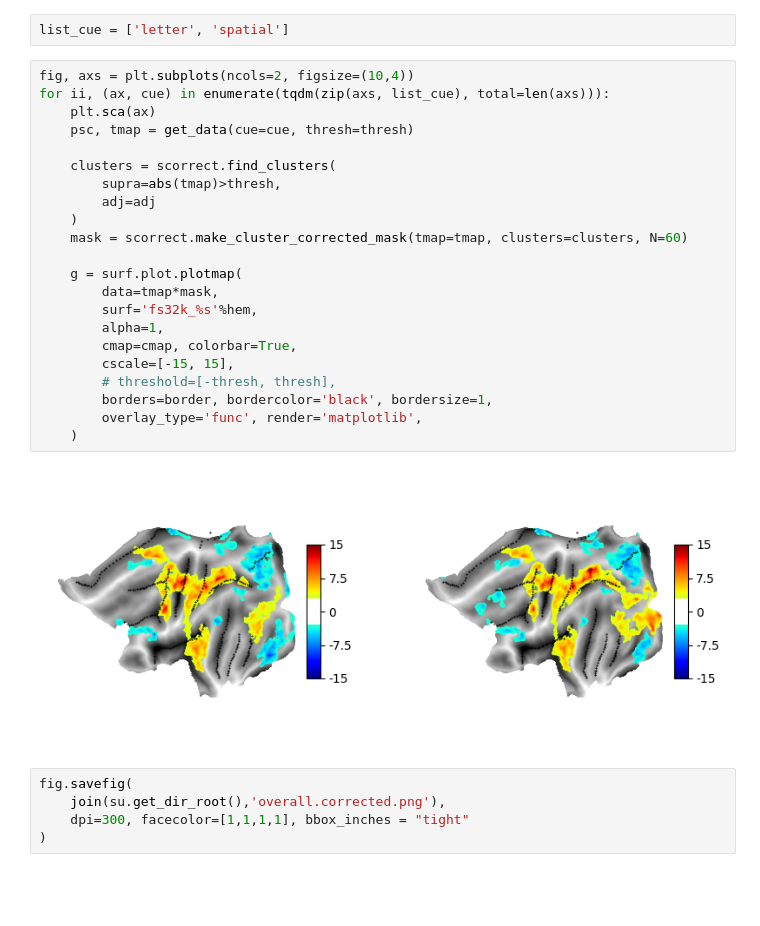
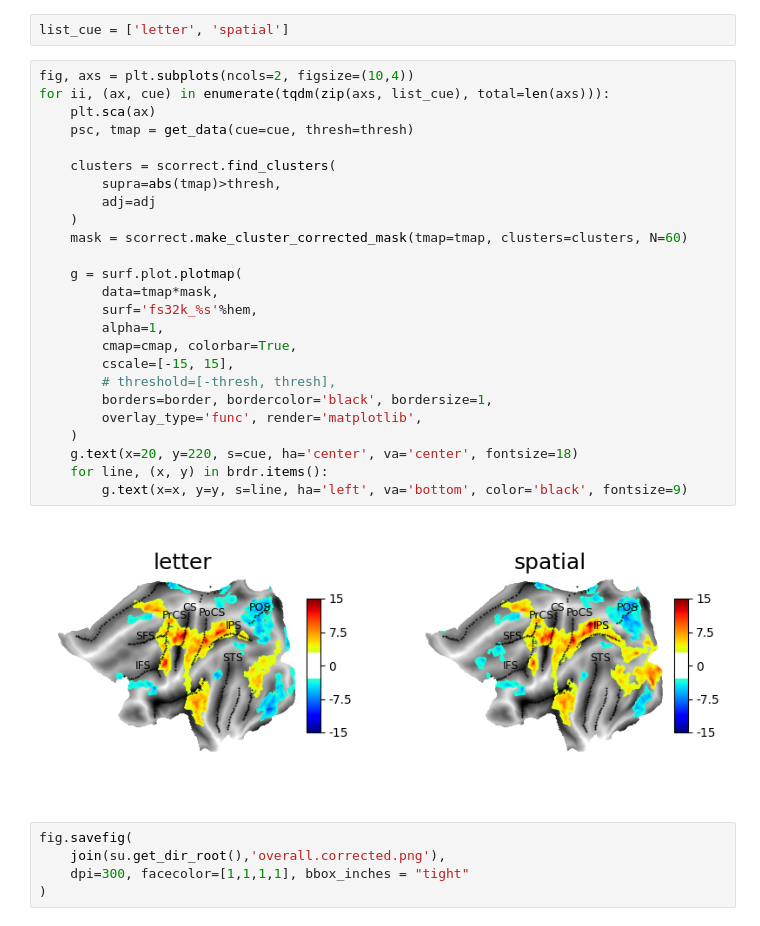
Before and after one commit to psb629/SeqSpatialSupp_fMRI, a Jupyter notebook: Notebook/cluster-based_correction.glm_1.ipynb, the cells around one changed output. Drawn from its saved outputs; the diff is of its cells as text; blank space fills up the shorter version.

```diff
--- a/Notebook/cluster-based_correction.glm_1.ipynb
+++ b/Notebook/cluster-based_correction.glm_1.ipynb
@@ -145,27 +145,30 @@ list_cue = ['letter', 'spatial']
 # %%
 fig, axs = plt.subplots(ncols=2, figsize=(10,4))
 for ii, (ax, cue) in enumerate(tqdm(zip(axs, list_cue), total=len(axs))):
     plt.sca(ax)
     psc, tmap = get_data(cue=cue, thresh=thresh)
 
     clusters = scorrect.find_clusters(
         supra=abs(tmap)>thresh,
         adj=adj
     )
     mask = scorrect.make_cluster_corrected_mask(tmap=tmap, clusters=clusters, N=60)
 
     g = surf.plot.plotmap(
         data=tmap*mask,
         surf='fs32k_%s'%hem,
         alpha=1,
         cmap=cmap, colorbar=True,
         cscale=[-15, 15],
         # threshold=[-thresh, thresh],
         borders=border, bordercolor='black', bordersize=1,
         overlay_type='func', render='matplotlib',
     )
+    g.text(x=20, y=220, s=cue, ha='center', va='center', fontsize=18)
+    for line, (x, y) in brdr.items():
+        g.text(x=x, y=y, s=line, ha='left', va='bottom', color='black', fontsize=9)
 # %% [output]
-[figure, old version]
+[figure, new version]
 # %%
 fig.savefig(
     join(su.get_dir_root(),'overall.corrected.png'),
```
